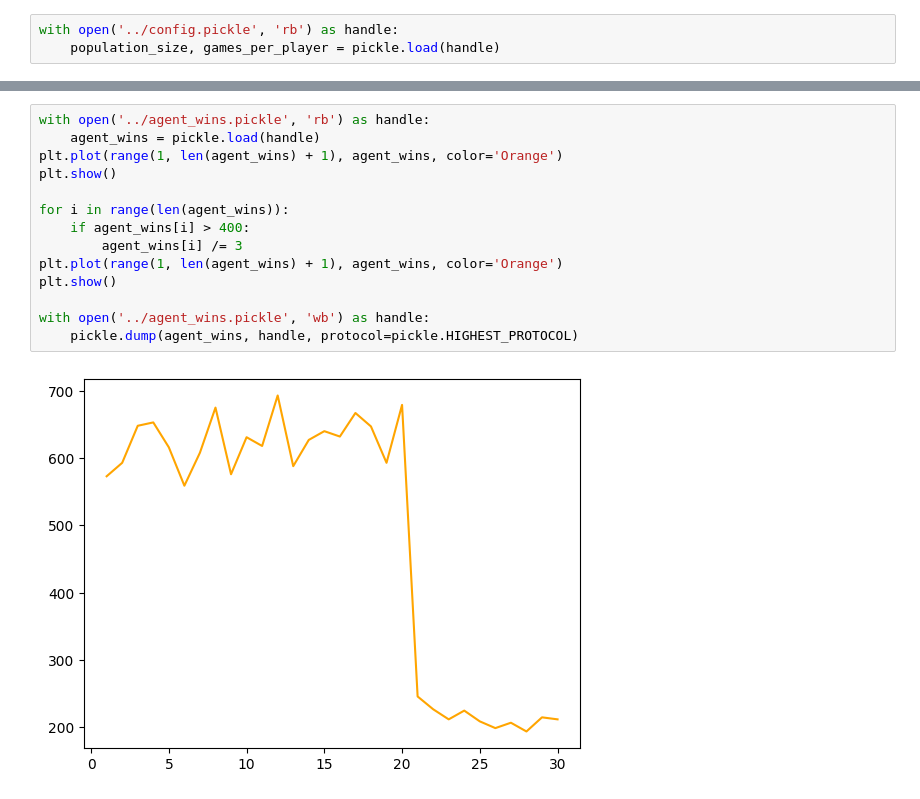
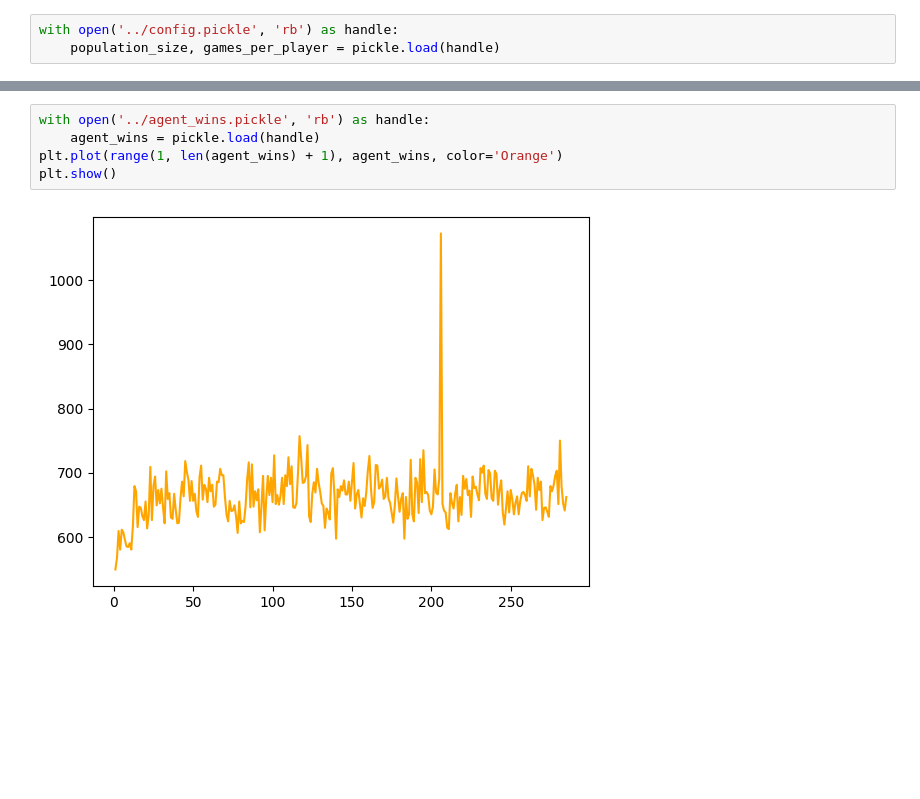
Before and after one commit to drewcurran/COS398_NEAT, a Jupyter notebook: Catan/catan_stats.ipynb, the cells around one changed output, grey strips where cells are left out. Cells and saved outputs as stored; diff of their text form; blank space fills up the shorter version.

```diff
--- a/Catan/catan_stats.ipynb
+++ b/Catan/catan_stats.ipynb
@@ -18,19 +23,10 @@ best_agent.nn.draw_state(numbers=False)
 # %%
 with open('../agent_wins.pickle', 'rb') as handle:
     agent_wins = pickle.load(handle)
 plt.plot(range(1, len(agent_wins) + 1), agent_wins, color='Orange')
 plt.show()
-
-for i in range(len(agent_wins)):
-    if agent_wins[i] > 400:
-        agent_wins[i] /= 3
-plt.plot(range(1, len(agent_wins) + 1), agent_wins, color='Orange')
-plt.show()
-
-with open('../agent_wins.pickle', 'wb') as handle:
-    pickle.dump(agent_wins, handle, protocol=pickle.HIGHEST_PROTOCOL)
 # %% [output]
-[figure, old version]
+[figure, new version]
 # %%
 with open('../num_innovations.pickle', 'rb') as handle:
     num_innovations = pickle.load(handle)
```
Also changed, not shown: parts of 9 cells of this notebook, 20 other files.
